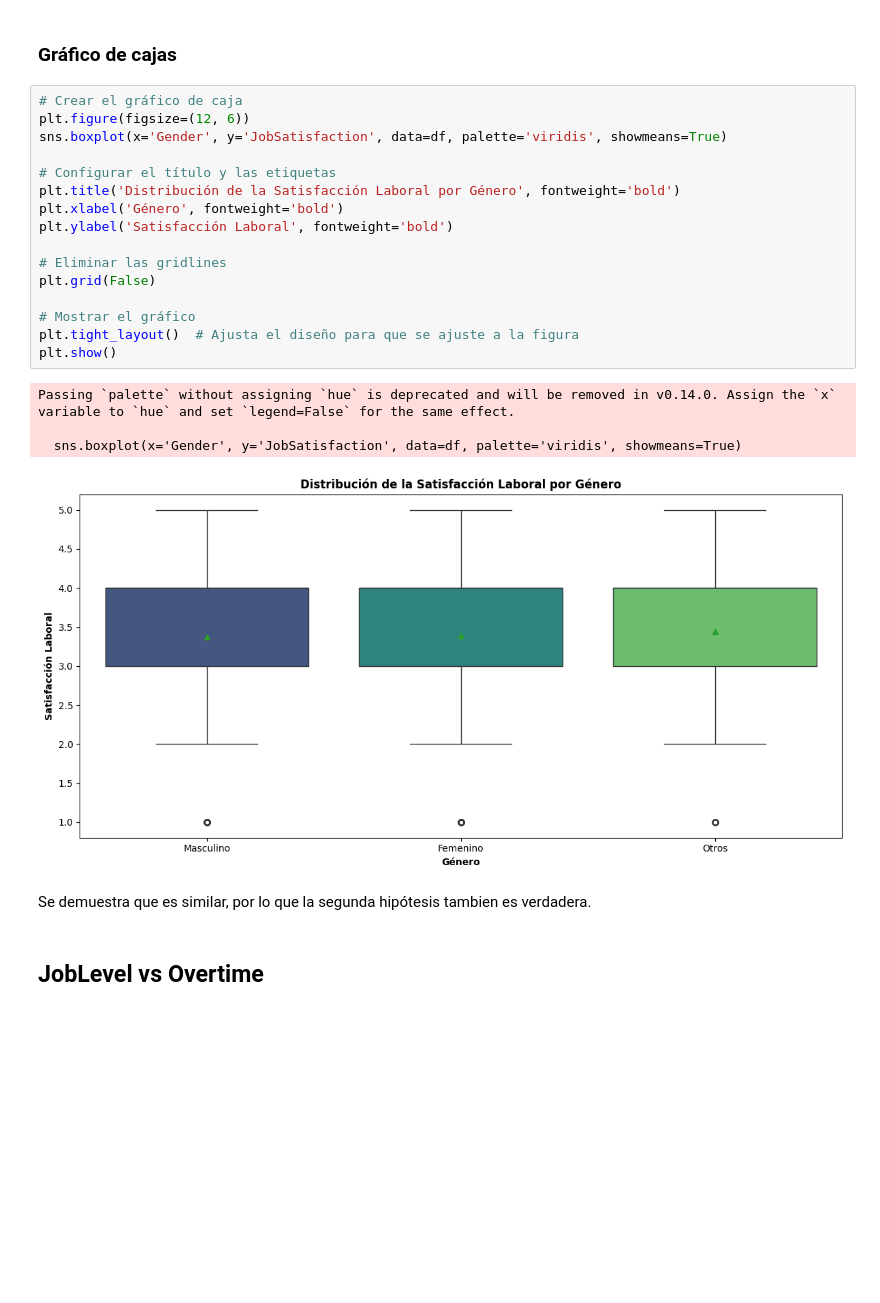
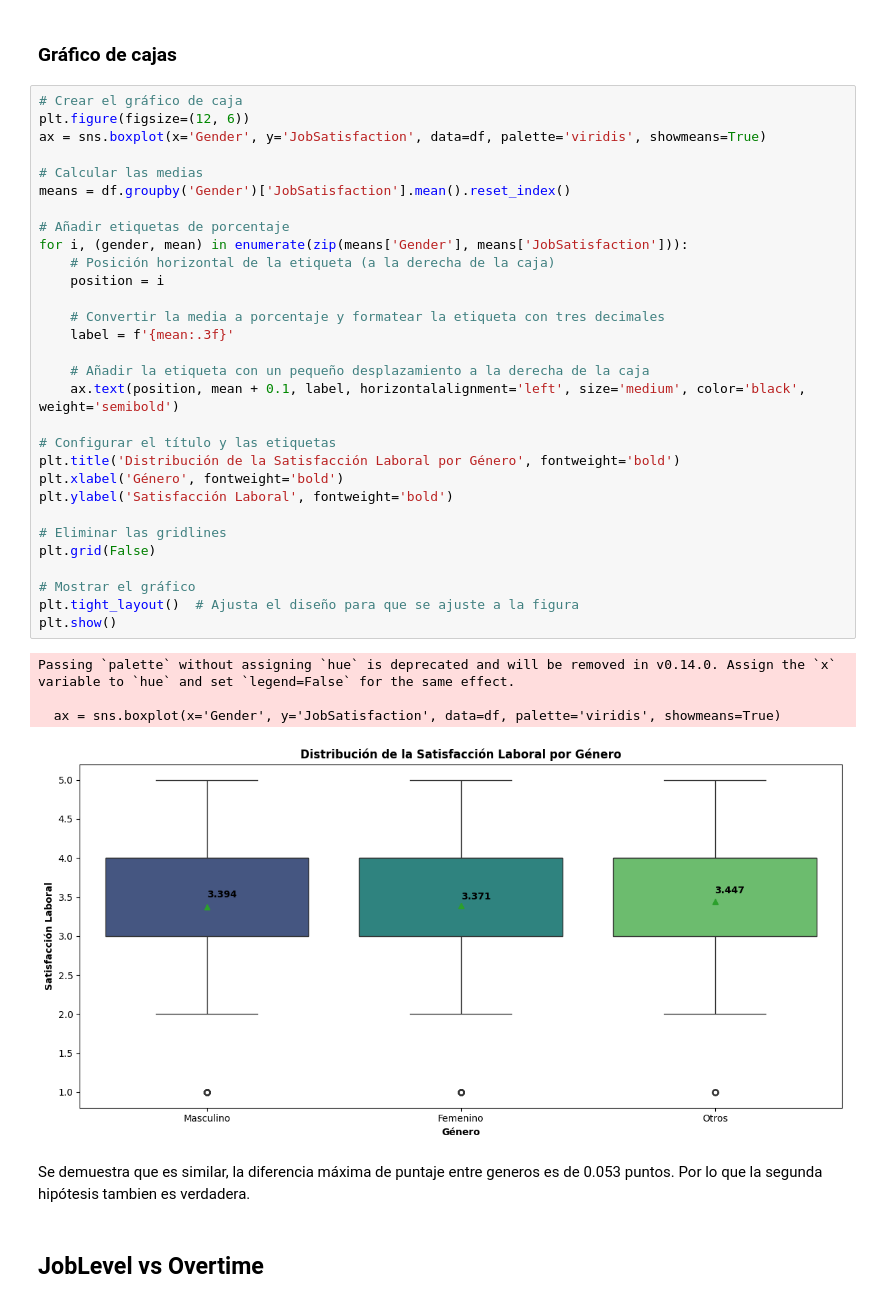
Before and after one commit to JoseChirif/Estudios-y-empleabilidad-Encuesta-kaggle, a Jupyter notebook: Estudios y empleabilidad.ipynb, the cells around one changed output. Cells and saved outputs as stored; diff of their text form; blank space fills up the shorter version.

```diff
--- a/Estudios y empleabilidad.ipynb
+++ b/Estudios y empleabilidad.ipynb
@@ -316,26 +380,40 @@ df.head()
 # %%
 # Crear el gráfico de caja
 plt.figure(figsize=(12, 6))
-sns.boxplot(x='Gender', y='JobSatisfaction', data=df, palette='viridis', showmeans=True)
+ax = sns.boxplot(x='Gender', y='JobSatisfaction', data=df, palette='viridis', showmeans=True)
+
+# Calcular las medias
+means = df.groupby('Gender')['JobSatisfaction'].mean().reset_index()
+
+# Añadir etiquetas de porcentaje
+for i, (gender, mean) in enumerate(zip(means['Gender'], means['JobSatisfaction'])):
+    # Posición horizontal de la etiqueta (a la derecha de la caja)
+    position = i
+
+    # Convertir la media a porcentaje y formatear la etiqueta con tres decimales
+    label = f'{mean:.3f}'
+
+    # Añadir la etiqueta con un pequeño desplazamiento a la derecha de la caja
+    ax.text(position, mean + 0.1, label, horizontalalignment='left', size='medium', color='black', weight='semibold')
 
 # Configurar el título y las etiquetas
 plt.title('Distribución de la Satisfacción Laboral por Género', fontweight='bold')
 plt.xlabel('Género', fontweight='bold')
 plt.ylabel('Satisfacción Laboral', fontweight='bold')
 
 # Eliminar las gridlines
 plt.grid(False)
 
 # Mostrar el gráfico
 plt.tight_layout()  # Ajusta el diseño para que se ajuste a la figura
 plt.show()
 # %% [output]
 Passing `palette` without assigning `hue` is deprecated and will be removed in v0.14.0. Assign the `x` variable to `hue` and set `legend=False` for the same effect.
 
-  sns.boxplot(x='Gender', y='JobSatisfaction', data=df, palette='viridis', showmeans=True)
+  ax = sns.boxplot(x='Gender', y='JobSatisfaction', data=df, palette='viridis', showmeans=True)
-[figure, old version]
+[figure, new version]
 # %% [markdown]
-Se demuestra que es similar, por lo que la segunda hipótesis tambien es verdadera.
+Se demuestra que es similar, la diferencia máxima de puntaje entre generos es de 0.053 puntos. Por lo que la segunda hipótesis tambien es verdadera.
 # %% [markdown]
 ## JobLevel vs Overtime
 # %% [markdown]
```
Also changed, not shown: parts of 12 cells of this notebook, 2 other files.
